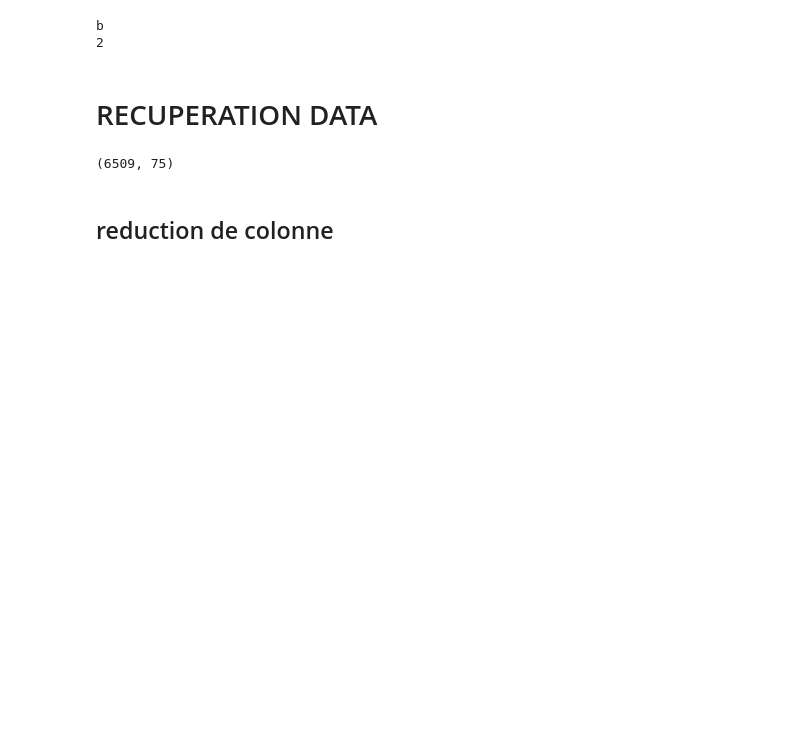
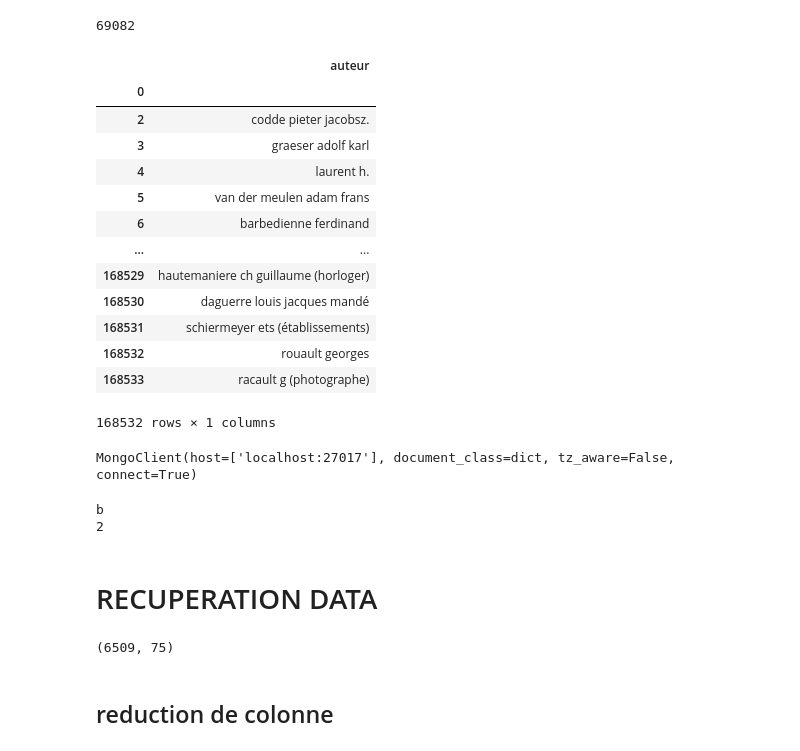
Before and after one commit to Goy-Ell/06_bdd, a Jupyter notebook: Joconde-projet/joconde.ipynb, the cells around one changed output. Saved outputs shown, nothing was run; the diff lists cells and outputs as text; code cells hidden in the pictures; blank space fills up the shorter version.

```diff
--- a/Joconde-projet/joconde.ipynb
+++ b/Joconde-projet/joconde.ipynb
@@ -10,0 +80,11 @@ from dotenv import dotenv_values
+# %%
+dbc = Database(USER, PASSWORD, HOST, DB_NAME)
+mySql_research = f"""SELECT m.nom, m.ville, m.geoloc, a.nom, o.nom, o.domaine, o.musee
+                    FROM musee m
+                    JOIN oeuvre o ON  o.musee = m.id
+                    JOIN art_oeuv ao ON ao.oeuvre = o.id
+                    JOIN artiste a ON a.id = ao.artiste
+                    WHERE a.nom LIKE CONCAT('%', %s,'%')"""
+
+df = pd.read_sql(sql=mySql_research, con=dbc.connection(), params='artiste')
+dbc.close()
@@ -10,0 +125,4 @@ from dotenv import dotenv_values
+# %%
+df[df.auteur=='morin narcisse'].index[0]
+# %% [output]
+69082
@@ -10,0 +142,21 @@ from dotenv import dotenv_values
+# %%
+df
+# %% [output]
+|  | auteur |
+| 0 |  |
+| 2 | codde pieter jacobsz. |
+| 3 | graeser adolf karl |
+| 4 | laurent h. |
+| 5 | van der meulen adam frans |
+| 6 | barbedienne ferdinand |
+| ... | ... |
+| 168529 | hautemaniere ch guillaume (horloger) |
+| 168530 | daguerre louis jacques mandé |
+| 168531 | schiermeyer ets (établissements) |
+| 168532 | rouault georges |
+| 168533 | racault g (photographe) |
+168532 rows × 1 columns
+# %%
+client
+# %% [output]
+MongoClient(host=['localhost:27017'], document_class=dict, tz_aware=False, connect=True)
```
Also changed, not shown: parts of 14 cells of this notebook, 13 other files.
